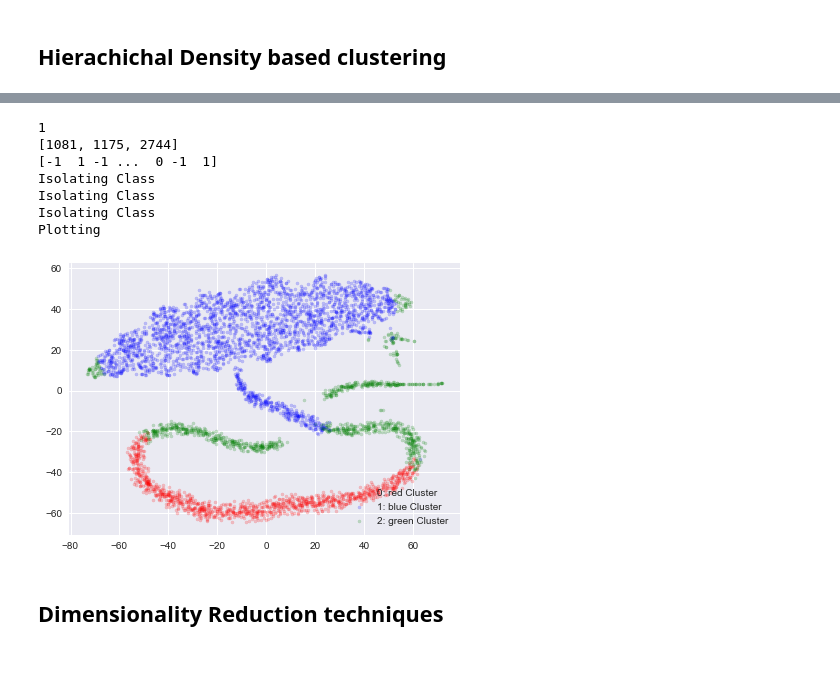
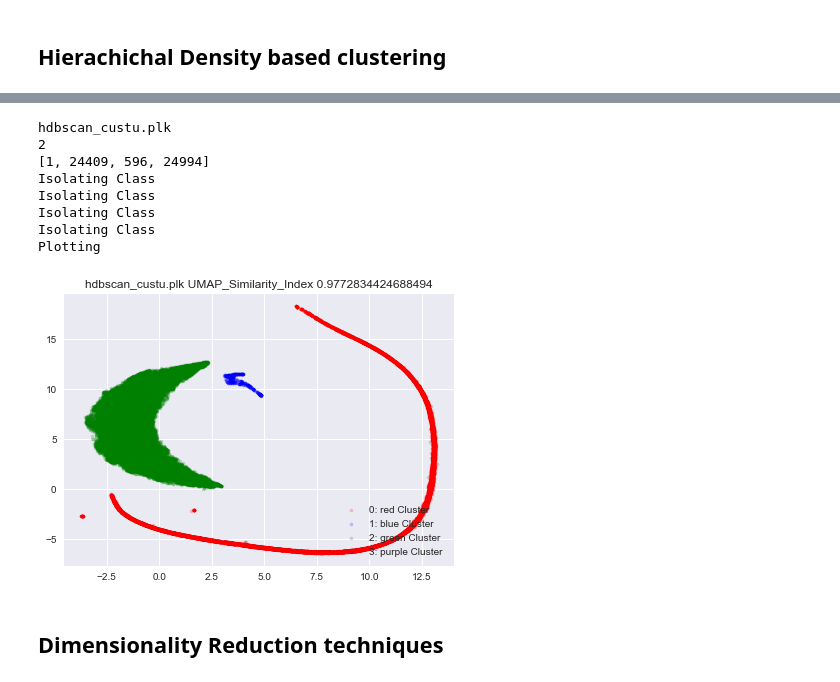
Before and after one commit to Koketsoc137/Clustering-on-simulation-data, a Jupyter notebook: Clustering.ipynb, the cells around one changed output, grey strips where cells are left out. Cells and saved outputs as stored; diff of their text form; code cells hidden in the pictures.

```diff
--- a/Clustering.ipynb
+++ b/Clustering.ipynb
@@ -194,16 +252,14 @@ DBSCAN(eps=196, min_samples=200, n_jobs=10)
 # %%
-pkl_filename = "dbscan.plk"
+pkl_filename = "dbscan2D.plk"
 
 with open(pkl_filename, 'wb') as file:
     pickle.dump(dbc,file)
 # %%
-pkl_filename = "dbscan.plk"
+pkl_filename = "dbscan2D.plk"
 
 with open(pkl_filename, 'rb') as file:
     dbc = pickle.load(file)
 
-print(dbc.components_)
-print(dbc.core_sample_indices_)
-print(dbc.labels_)
+print(metrics.rand_score(dbc.labels_,labels[0:10000]))
 print(groups(dbc.labels_,-1))
 # %% [output]
@@ -241,10 +289,11 @@ import hdbscan
 # %%
-a = 1000
-hd = hdbscan.HDBSCAN(min_cluster_size = 5,
-                     min_samples = 625)
+a = np.random
+hd = hdbscan.HDBSCAN(algorithm='best', alpha=1.0, approx_min_span_tree=True,
+    gen_min_span_tree=True, leaf_size=40,
+    metric='minkowski', min_cluster_size=500, min_samples=100, p=1)
 # %%
-hd.fit(dataset[5000:10000])
-pkl_filename = "hdbscan_cust3000.plk"
+hd.fit(u_embedded)
+pkl_filename = "hdbscan_custu.plk"
 
 with open(pkl_filename, 'wb') as file:
     pickle.dump(hd,file)
@@ -253,19 +304,36 @@ plot_(hd.labels_,-1,33)
 # %%
-a = np.array(hd.labels_)
-print(a.max())
-print(groups(a,-1)) #Number of elements per cluster
-a = np.where(a==-1,a.max()+1,a)
-print(hd.labels_)
 
-shade(x_embedded[5000:10000],a,a.max()+1,"subhdbscan_min_samples4_mincluster100")
+
+def evaluate(model):
+    print(model)
+    with open(model, 'rb') as file:
+        hd = pickle.load(file)
+
+
+    a = np.array(hd.labels_)
+    print(a.max())
+    print(groups(a,-1)) #Number of elements per cluster
+    a = np.where(a==-1,a.max()+1,a)
+    similarity = metrics.rand_score(hd.labels_,labels)
+    #shade(x_embedded[0:5000],a,a.max()+1,model)
+    shade(u_embedded,a,a.max()+1,model+" UMAP_Similarity_Index " + str(similarity))
+    return
+
+
+#evaluate("hdbscan_cust5.plk")
+#evaluate("hdbscan_cust50.plk")
+#evaluate("hdbscan_cust150.plk")
+#evaluate("hdbscan_cust500.plk")
+evaluate("hdbscan_custu.plk")
 # %% [output]
-1
-[1081, 1175, 2744]
-[-1  1 -1 ...  0 -1  1]
+hdbscan_custu.plk
+2
+[1, 24409, 596, 24994]
+Isolating Class
 Isolating Class
 Isolating Class
 Isolating Class
 Plotting
-[figure, old version]
+[figure, new version]
 # %% [markdown]
 ## Dimensionality Reduction techniques
```
Also changed, not shown: parts of 30 cells of this notebook.
